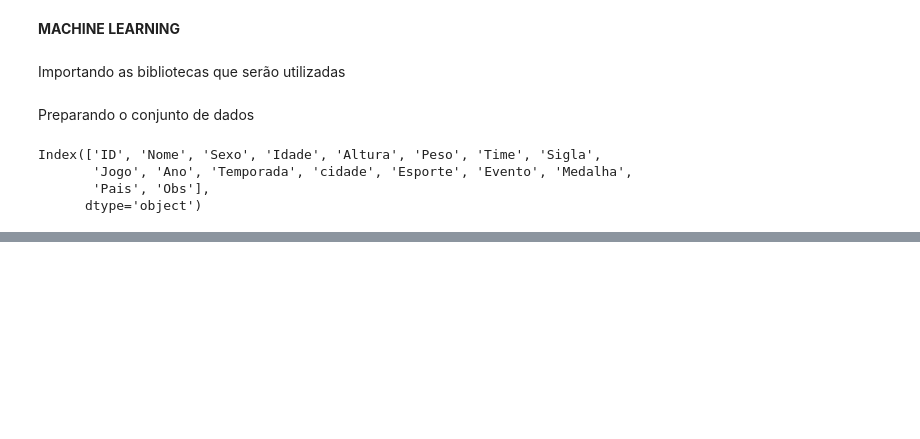
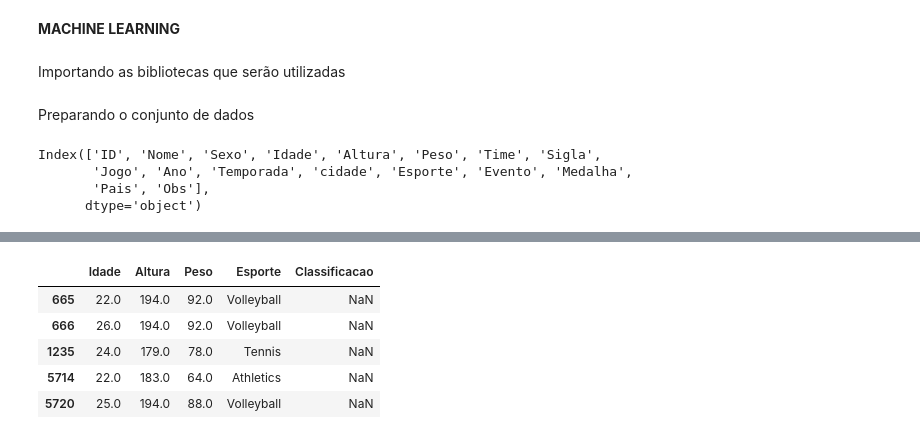
Before and after one commit to rafaelkashira23/Do-ETL-ao-Machine-Learning---120-anos-de-Olimpiadas---Impacta-Tecnologia, a Jupyter notebook: 120_ANOS_OLIMPIADAS.ipynb, the cells around one changed output, grey strips where cells are left out. Cells and saved outputs as stored; diff of their text form; code cells hidden in the pictures; blank space fills up the shorter version.

```diff
--- a/120_ANOS_OLIMPIADAS.ipynb
+++ b/120_ANOS_OLIMPIADAS.ipynb
@@ -334,0 +355,12 @@ Index(['ID', 'Nome', 'Sexo', 'Idade', 'Altura', 'Peso', 'Time', 'Sigla',
+# %%
+#adicionando uma nova coluna
+ml['Classificacao'] = 'NaN'
+# %%
+ml.head()
+# %% [output]
+|  | Idade | Altura | Peso | Esporte | Classificacao |
+| 665 | 22.0 | 194.0 | 92.0 | Volleyball | NaN |
+| 666 | 26.0 | 194.0 | 92.0 | Volleyball | NaN |
+| 1235 | 24.0 | 179.0 | 78.0 | Tennis | NaN |
+| 5714 | 22.0 | 183.0 | 64.0 | Athletics | NaN |
+| 5720 | 25.0 | 194.0 | 88.0 | Volleyball | NaN |
```
Also changed, not shown: parts of 7 cells of this notebook.
